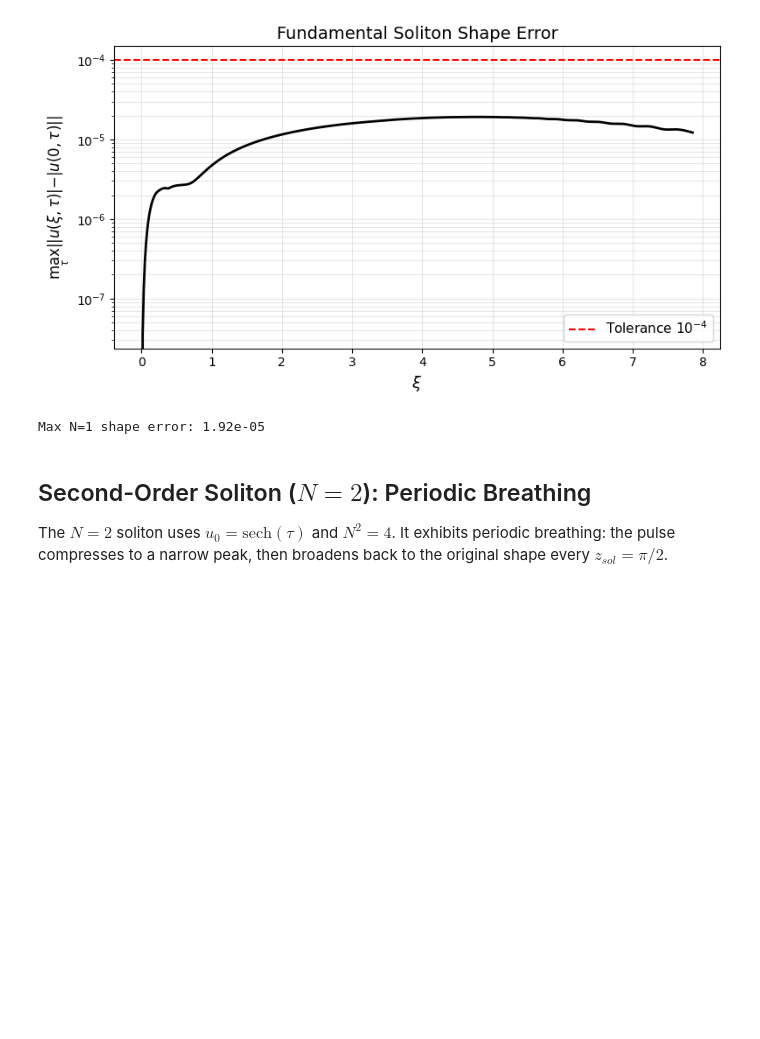
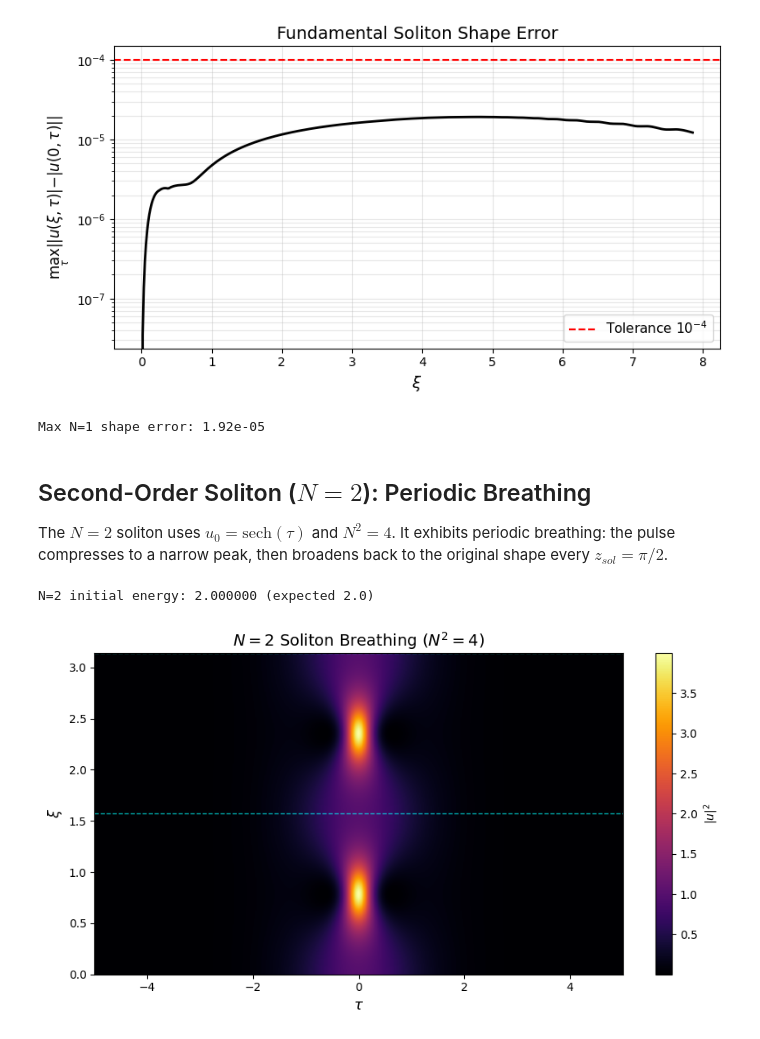
Before and after one commit to abbas-ahmad-cowlar/split-step-fourier-nlse, a Jupyter notebook: notebooks/03_solitons.ipynb, the cells around one changed output. Drawn from its saved outputs; the diff is of its cells as text; code cells hidden in the pictures; blank space fills up the shorter version.

Commit message:
Simulate 03 solitons propagation

```diff
--- a/notebooks/03_solitons.ipynb
+++ b/notebooks/03_solitons.ipynb
@@ -155,3 +155,34 @@ Max N=1 shape error: 1.92e-05
 The $N = 2$ soliton uses $u_0 = \text{sech}(\tau)$ and $N^2 = 4$. It exhibits periodic
 breathing: the pulse compresses to a narrow peak, then broadens back to the original shape
 every $z_{sol} = \pi/2$.
+# %%
+tau_N2, omega_N2, dtau_N2 = create_grid(N_t=2048, tau_window=20.0)
+u0_N2 = sech_pulse(tau_N2)
+E0_N2 = compute_energy(u0_N2, dtau_N2)
+print(f"N=2 initial energy: {E0_N2:.6f} (expected 2.0)")
+assert abs(E0_N2 - 2.0) < 0.01
+
+xi_arr_N2, u_hist_N2 = ssfm_propagate(
+    u0_N2, tau_N2, omega_N2, xi_max=np.pi, N_z=1000, s=1, N_sq=4.0,
+)
+
+fig, ax = plt.subplots(figsize=(9, 5))
+mask_N2 = (tau_N2 >= -5) & (tau_N2 <= 5)
+im = ax.imshow(
+    np.abs(u_hist_N2[:, mask_N2])**2, aspect='auto', origin='lower',
+    extent=[tau_N2[mask_N2][0], tau_N2[mask_N2][-1],
+            xi_arr_N2[0], xi_arr_N2[-1]],
+    cmap='inferno',
+)
+for k in range(1, 3):
+    ax.axhline(k*np.pi/2, color='cyan', ls='--', lw=1, alpha=0.7)
+ax.set_xlabel(r'$\tau$', fontsize=13)
+ax.set_ylabel(r'$\xi$', fontsize=13)
+ax.set_title(r'$N=2$ Soliton Breathing ($N^2=4$)', fontsize=14)
+fig.colorbar(im, ax=ax, label=r'$|u|^2$')
+fig.tight_layout()
+save_figure(fig, FIG_DIR / "nb03_soliton_N2_map.png")
+plt.show()
+# %% [output]
+N=2 initial energy: 2.000000 (expected 2.0)
+[figure, added]
```
